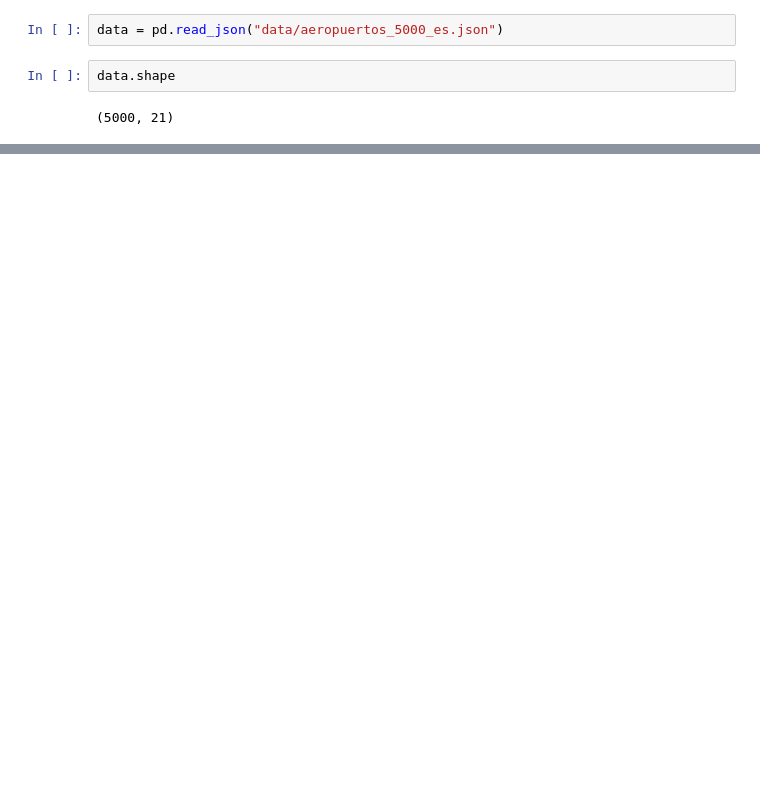
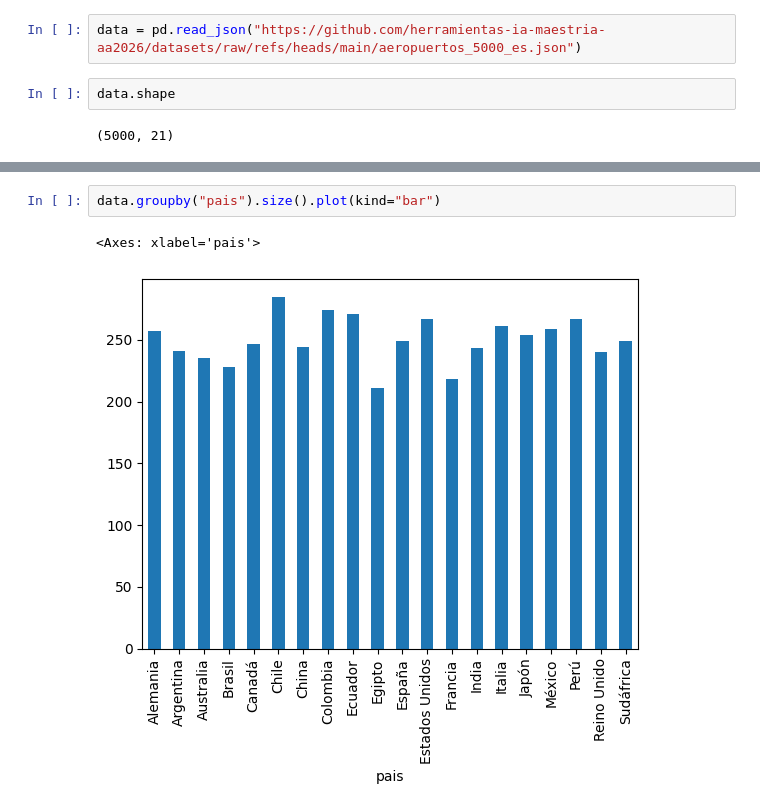
Before and after one commit to herramientas-ia-maestria-aa2026/ejemplo-notebook-apps, a Jupyter notebook: Ejercicio1.ipynb, the cells around one changed output, grey strips where cells are left out. Saved outputs shown, nothing was run; the diff lists cells and outputs as text; blank space fills up the shorter version.

```diff
--- a/Ejercicio1.ipynb
+++ b/Ejercicio1.ipynb
@@ -1,7 +1,7 @@
 # %%
 import pandas as pd
 # %%
-data = pd.read_json("data/aeropuertos_5000_es.json")
+data = pd.read_json("https://github.com/herramientas-ia-maestria-aa2026/datasets/raw/refs/heads/main/aeropuertos_5000_es.json")
 # %%
 data.shape
 # %% [output]
@@ -20,0 +31,5 @@ data.describe()
+# %%
+data.groupby("pais").size().plot(kind="bar")
+# %% [output]
+<Axes: xlabel='pais'>
+[figure, added]
```
Also changed, not shown: parts of 1 cell of this notebook.
